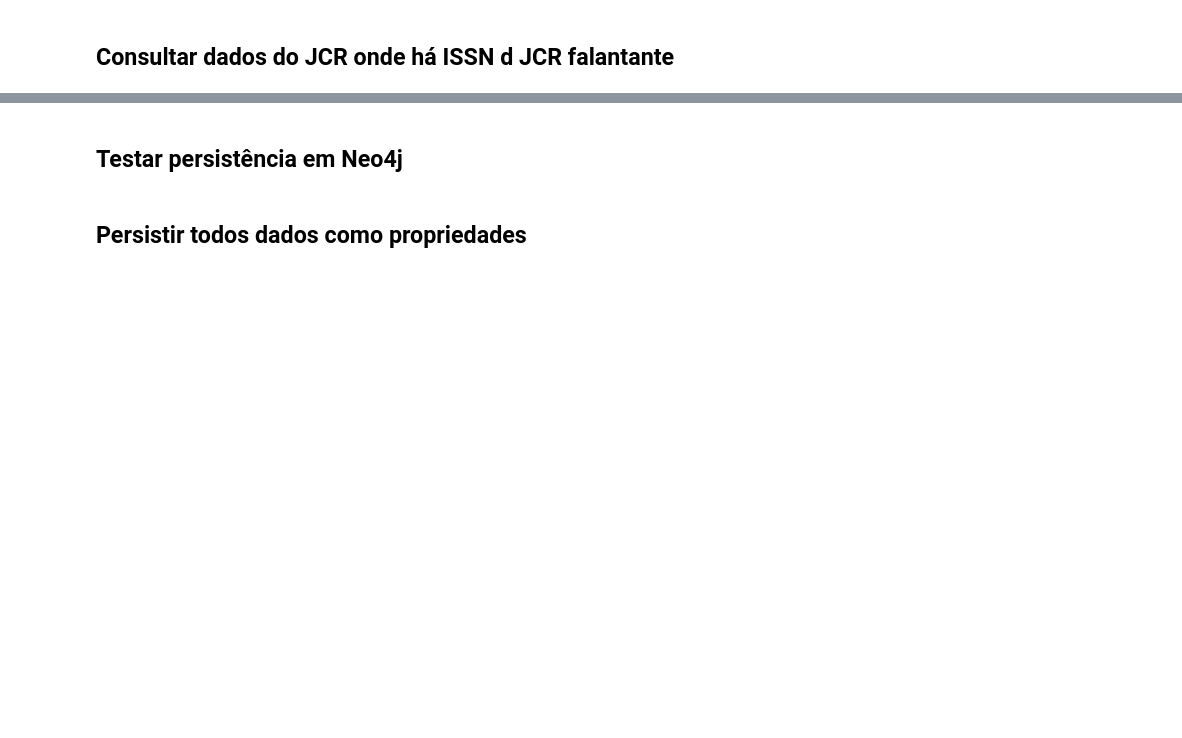
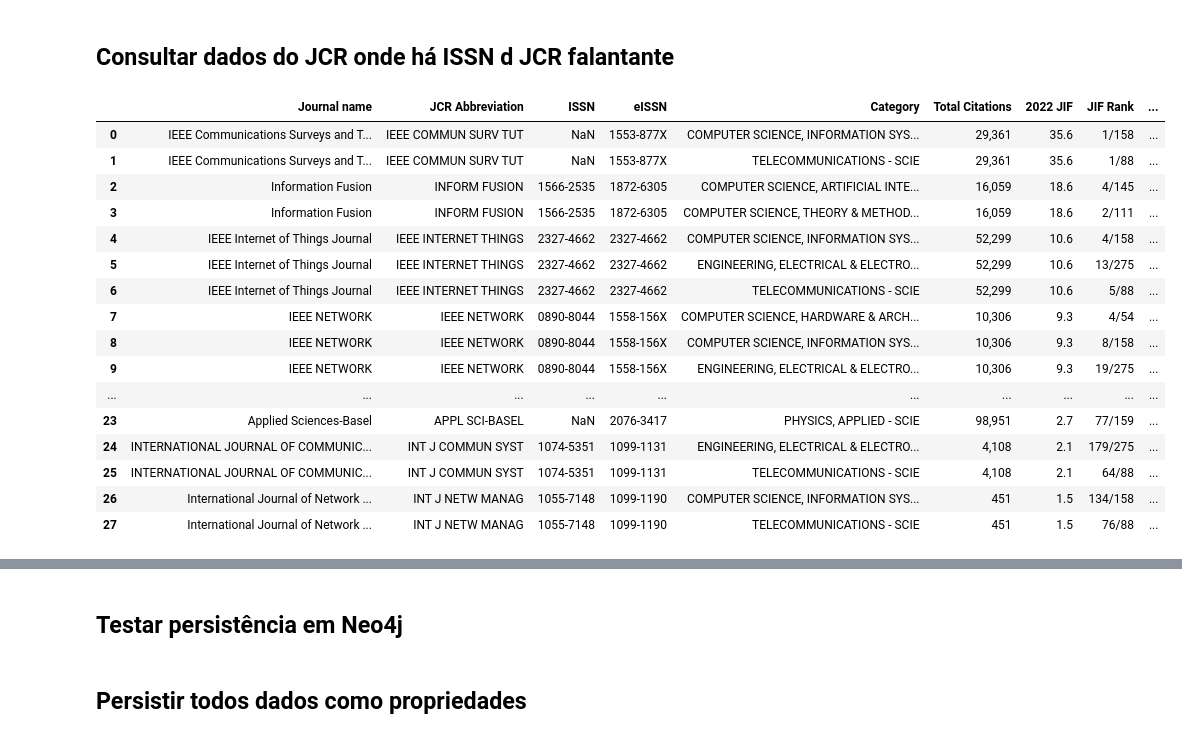
Before and after one commit to makaires77/fioce, a Jupyter notebook: source/adapters/input/jupyter_notebooks/parse_lattes_n4j.ipynb, the cells around one changed output, grey strips where cells are left out. Cells and saved outputs as stored; diff of their text form; code cells hidden in the pictures; blank space fills up the shorter version.

```diff
--- a/source/adapters/input/jupyter_notebooks/parse_lattes_n4j.ipynb
+++ b/source/adapters/input/jupyter_notebooks/parse_lattes_n4j.ipynb
@@ -1972,2 +2017,46 @@ plot_scatter(jcr_properties_list)
 # %% [markdown]
 ## Consultar dados do JCR onde há ISSN d JCR falantante
+# %%
+from io import StringIO
+
+# Acessar para ler rótulos de colunas que estão desencontrados dos dados
+file_path = '../data/Raimir Holanda Filho_JCR_JournalResults.csv'
+with open(file_path, 'r', encoding='utf-8') as file:
+    raw_content = file.read()
+
+# Guardar rótulos de colunas
+lines = raw_content.splitlines()[1:3]
+csv_content = "\n".join(lines)
+columns_labels = pd.read_csv(StringIO(csv_content))
+new_columns = list(columns_labels.columns)
+
+# Ler novamente somente os dados e acoplar as colunas adequadamente
+file_path = '../data/Raimir Holanda Filho_JCR_JournalResults.csv'
+with open(file_path, 'r', encoding='utf-8') as file:
+    raw_content = file.read()
+
+# Dividir o conteúdo em linhas e pegar a partir da linha de rótulos até a penúltima linha (ignorar informações de direitos autorais)
+lines = raw_content.splitlines()[3:-2]
+csv_content = "\n".join(lines)
+data_local = pd.read_csv(StringIO(csv_content), header=None)
+data_local.drop(data_local.columns[-1], axis=1, inplace=True)
+data_local.columns=new_columns
+data_local
+# %% [output]
+|  | Journal name | JCR Abbreviation | ISSN | eISSN | Category | Total Citations | 2022 JIF | JIF Rank | ... |
+| 0 | IEEE Communications Surveys and T... | IEEE COMMUN SURV TUT | NaN | 1553-877X | COMPUTER SCIENCE, INFORMATION SYS... | 29,361 | 35.6 | 1/158 | ... |
+| 1 | IEEE Communications Surveys and T... | IEEE COMMUN SURV TUT | NaN | 1553-877X | TELECOMMUNICATIONS - SCIE | 29,361 | 35.6 | 1/88 | ... |
+| 2 | Information Fusion | INFORM FUSION | 1566-2535 | 1872-6305 | COMPUTER SCIENCE, ARTIFICIAL INTE... | 16,059 | 18.6 | 4/145 | ... |
+| 3 | Information Fusion | INFORM FUSION | 1566-2535 | 1872-6305 | COMPUTER SCIENCE, THEORY & METHOD... | 16,059 | 18.6 | 2/111 | ... |
+| 4 | IEEE Internet of Things Journal | IEEE INTERNET THINGS | 2327-4662 | 2327-4662 | COMPUTER SCIENCE, INFORMATION SYS... | 52,299 | 10.6 | 4/158 | ... |
+| 5 | IEEE Internet of Things Journal | IEEE INTERNET THINGS | 2327-4662 | 2327-4662 | ENGINEERING, ELECTRICAL & ELECTRO... | 52,299 | 10.6 | 13/275 | ... |
+| 6 | IEEE Internet of Things Journal | IEEE INTERNET THINGS | 2327-4662 | 2327-4662 | TELECOMMUNICATIONS - SCIE | 52,299 | 10.6 | 5/88 | ... |
+| 7 | IEEE NETWORK | IEEE NETWORK | 0890-8044 | 1558-156X | COMPUTER SCIENCE, HARDWARE & ARCH... | 10,306 | 9.3 | 4/54 | ... |
+| 8 | IEEE NETWORK | IEEE NETWORK | 0890-8044 | 1558-156X | COMPUTER SCIENCE, INFORMATION SYS... | 10,306 | 9.3 | 8/158 | ... |
+| 9 | IEEE NETWORK | IEEE NETWORK | 0890-8044 | 1558-156X | ENGINEERING, ELECTRICAL & ELECTRO... | 10,306 | 9.3 | 19/275 | ... |
+| ... | ... | ... | ... | ... | ... | ... | ... | ... | ... |
+| 23 | Applied Sciences-Basel | APPL SCI-BASEL | NaN | 2076-3417 | PHYSICS, APPLIED - SCIE | 98,951 | 2.7 | 77/159 | ... |
+| 24 | INTERNATIONAL JOURNAL OF COMMUNIC... | INT J COMMUN SYST | 1074-5351 | 1099-1131 | ENGINEERING, ELECTRICAL & ELECTRO... | 4,108 | 2.1 | 179/275 | ... |
+| 25 | INTERNATIONAL JOURNAL OF COMMUNIC... | INT J COMMUN SYST | 1074-5351 | 1099-1131 | TELECOMMUNICATIONS - SCIE | 4,108 | 2.1 | 64/88 | ... |
+| 26 | International Journal of Network ... | INT J NETW MANAG | 1055-7148 | 1099-1190 | COMPUTER SCIENCE, INFORMATION SYS... | 451 | 1.5 | 134/158 | ... |
+| 27 | International Journal of Network ... | INT J NETW MANAG | 1055-7148 | 1099-1190 | TELECOMMUNICATIONS - SCIE | 451 | 1.5 | 76/88 | ... |
```
Also changed, not shown: parts of 25 cells of this notebook, 1 other file.
